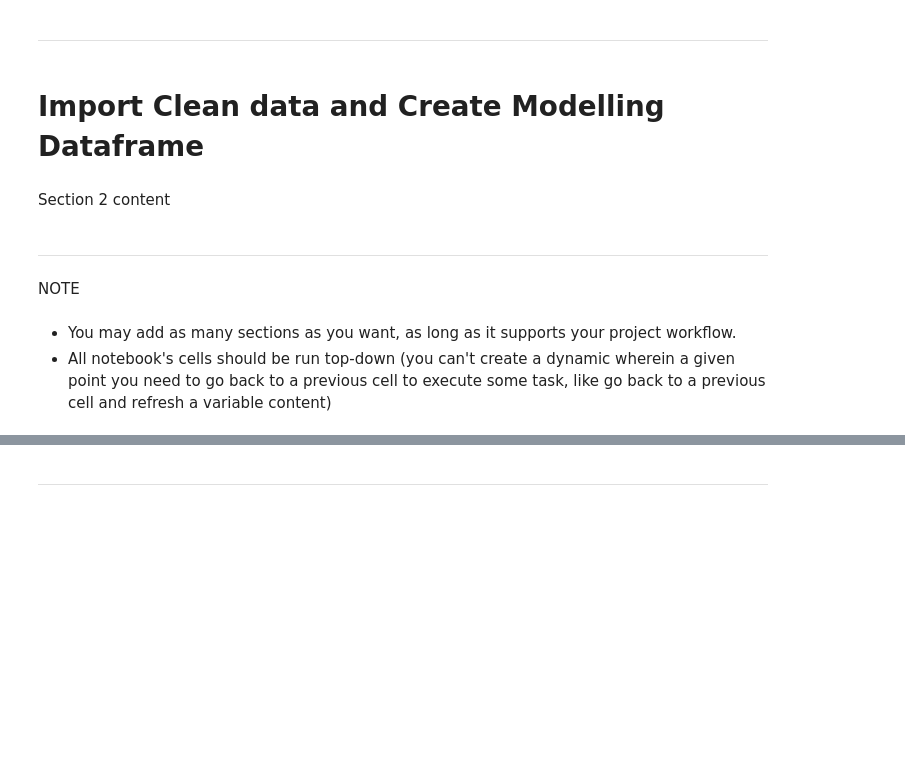
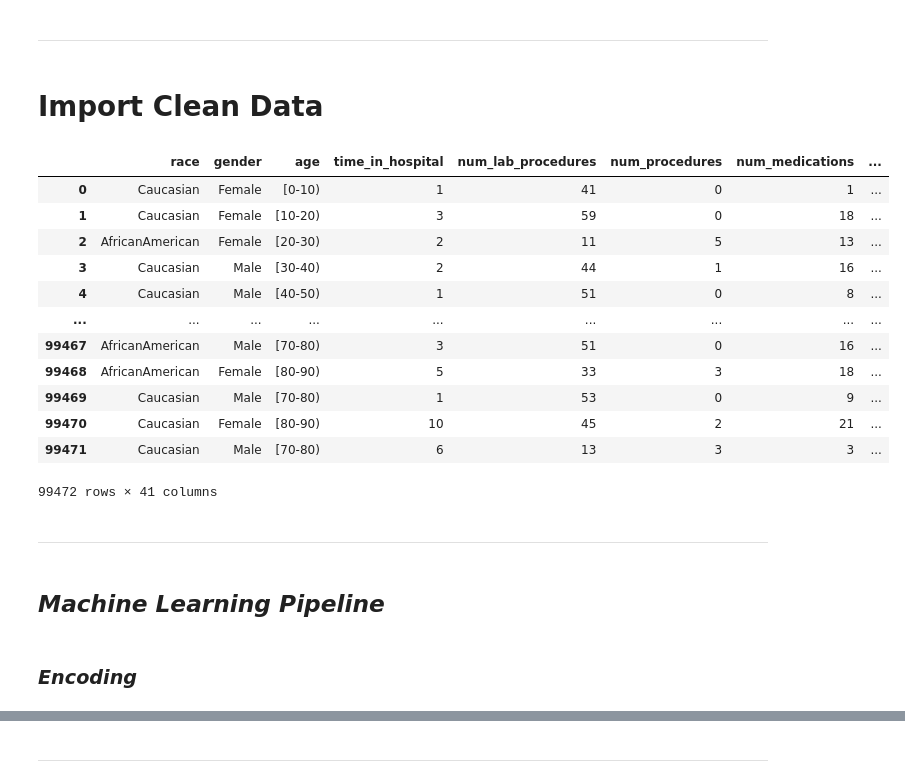
Before and after one commit to naqashb7/hospital_readmission_rates_analysis, a Jupyter notebook: jupyter_notebooks/Modelling.ipynb, the cells around one changed output, grey strips where cells are left out. Drawn from its saved outputs; the diff is of its cells as text; code cells hidden in the pictures; blank space fills up the shorter version.

Commit message:
Modelling complete

```diff
--- a/jupyter_notebooks/Modelling.ipynb
+++ b/jupyter_notebooks/Modelling.ipynb
@@ -72,13 +73,27 @@ from imblearn.over_sampling import SMOTE
 # %% [markdown]
 ---
 # %% [markdown]
-# Import Clean data and Create Modelling Dataframe
+# Import Clean Data
-# %% [markdown]
-Section 2 content
+# %%
+clean_hospital_data_df = pd.read_csv("data_files/CleanData/clean_hospital_data.csv")
+clean_hospital_data_df
+# %% [output]
+|  | race | gender | age | time_in_hospital | num_lab_procedures | num_procedures | num_medications | ... |
+| 0 | Caucasian | Female | [0-10) | 1 | 41 | 0 | 1 | ... |
+| 1 | Caucasian | Female | [10-20) | 3 | 59 | 0 | 18 | ... |
+| 2 | AfricanAmerican | Female | [20-30) | 2 | 11 | 5 | 13 | ... |
+| 3 | Caucasian | Male | [30-40) | 2 | 44 | 1 | 16 | ... |
+| 4 | Caucasian | Male | [40-50) | 1 | 51 | 0 | 8 | ... |
+| ... | ... | ... | ... | ... | ... | ... | ... | ... |
+| 99467 | AfricanAmerican | Male | [70-80) | 3 | 51 | 0 | 16 | ... |
+| 99468 | AfricanAmerican | Female | [80-90) | 5 | 33 | 3 | 18 | ... |
+| 99469 | Caucasian | Male | [70-80) | 1 | 53 | 0 | 9 | ... |
+| 99470 | Caucasian | Female | [80-90) | 10 | 45 | 2 | 21 | ... |
+| 99471 | Caucasian | Male | [70-80) | 6 | 13 | 3 | 3 | ... |
+99472 rows × 41 columns
 # %% [markdown]
 ---
-# %% [markdown]
-NOTE
-# %% [markdown]
-* You may add as many sections as you want, as long as it supports your project workflow.
-* All notebook's cells should be run top-down (you can't create a dynamic wherein a given point you need to go back to a previous cell to execute some task, like go back to a previous cell and refresh a variable content)
+# %% [markdown]
+## _**Machine Learning Pipeline**_
+# %% [markdown]
+### _Encoding_
```
Also changed, not shown: parts of 44 cells of this notebook, 1 other file.
